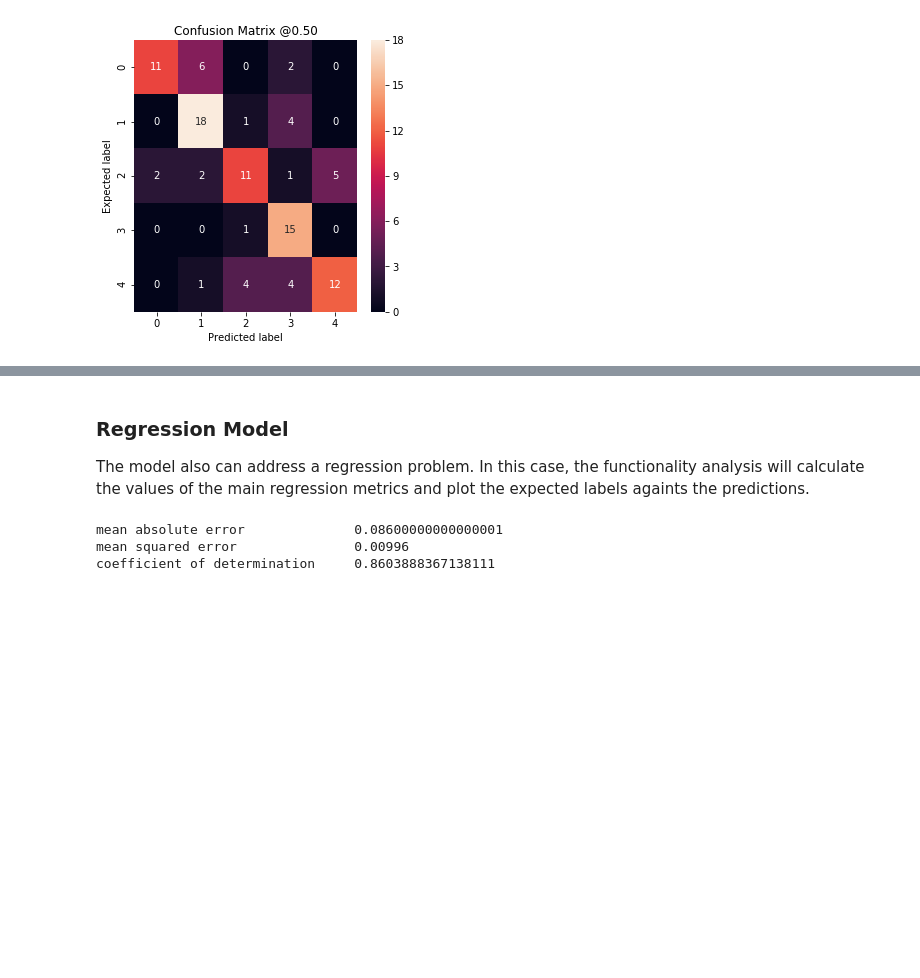
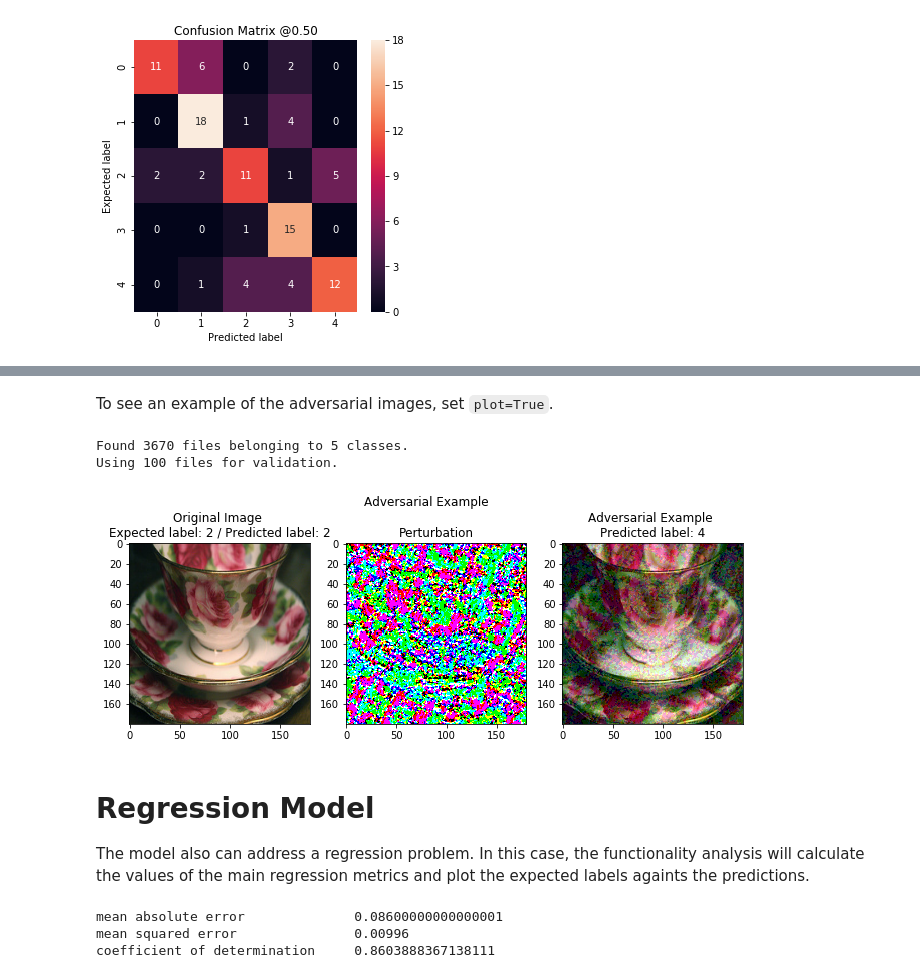
Before and after one commit to mariagrandury/ml-model-quality-analysis, a Jupyter notebook: quality_report.ipynb, the cells around one changed output, grey strips where cells are left out. Drawn from its saved outputs; the diff is of its cells as text; code cells hidden in the pictures; blank space fills up the shorter version.

````diff
--- a/quality_report.ipynb
+++ b/quality_report.ipynb
@@ -70,5 +84,13 @@ weighted avg       0.69      0.67      0.66       100
+# %% [markdown]
+To see an example of the adversarial images, set ```plot=True```.
+# %%
+y_true, y_pred, y_adv = ModelImage().load_model(model_path).load_data(data_dir=data_dir).predict(num_examples=1, adv=True, plot=True)
+# %% [output]
+Found 3670 files belonging to 5 classes.
+Using 100 files for validation.
+[figure, added]
 # %% [markdown]
-### Regression Model
+# Regression Model
 
 The model also can address a regression problem. In this case, the functionality analysis will calculate the values of the main regression metrics and plot the expected labels againts the predictions.
 # %%
````
Also changed, not shown: parts of 19 cells of this notebook, 6 other files.
